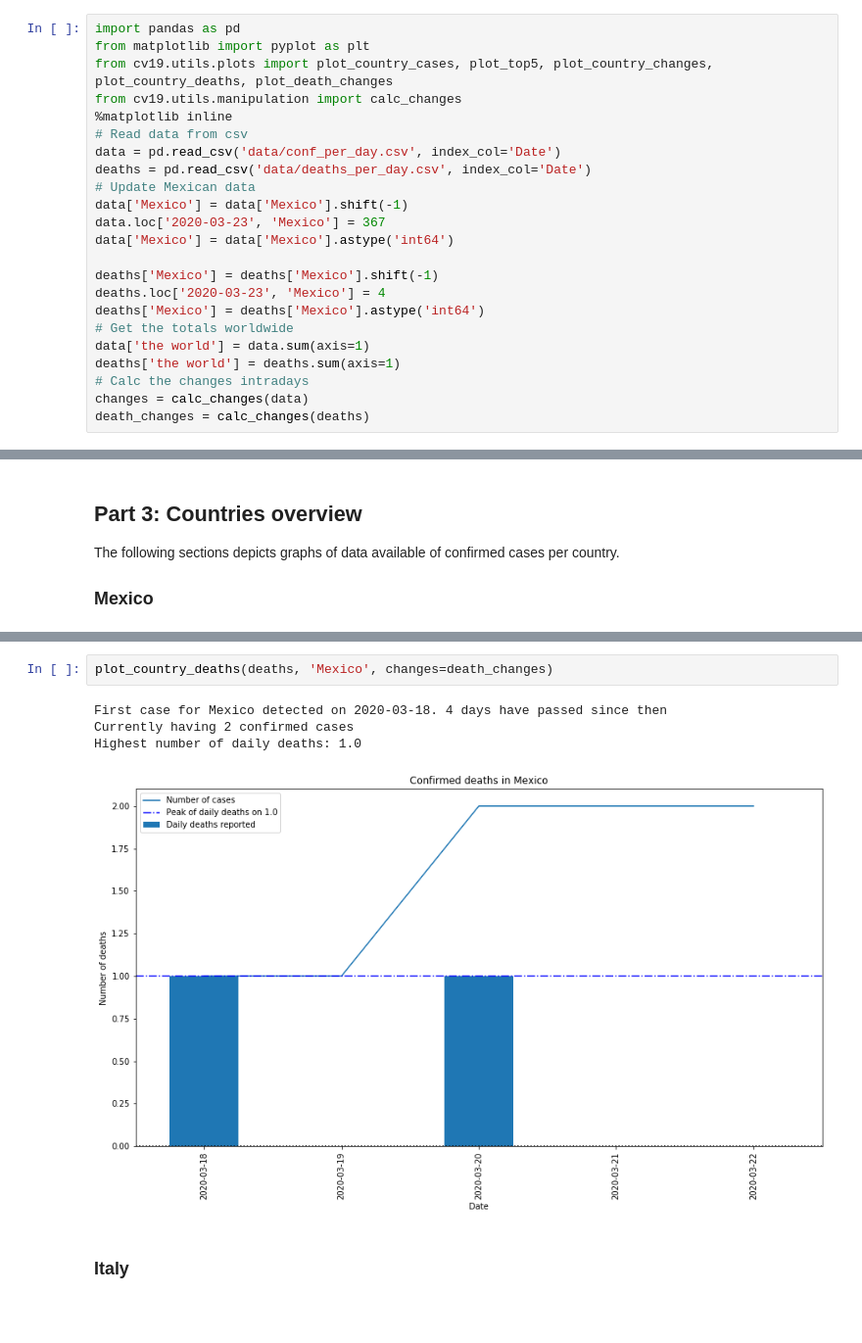
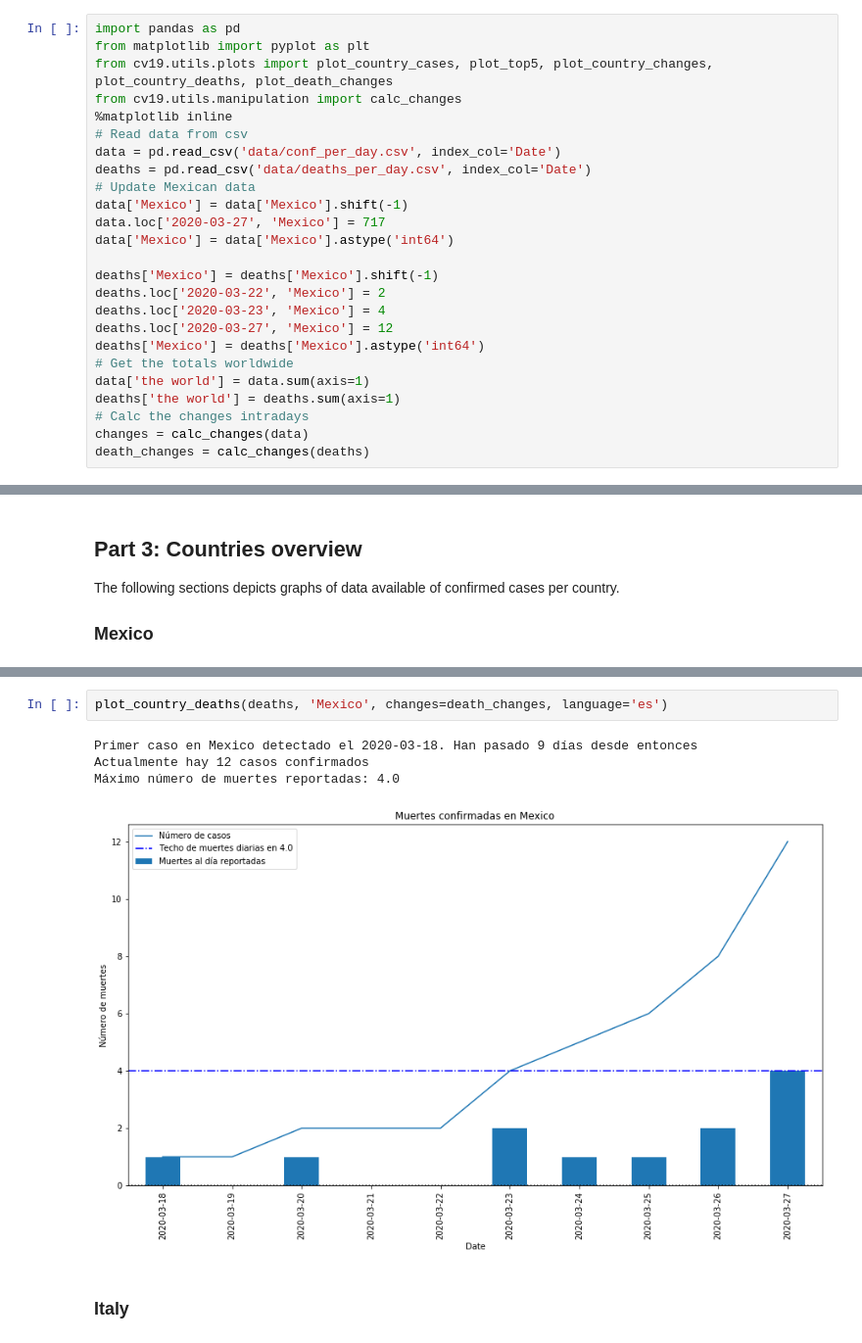
Before and after one commit to McSonk/covid19, a Jupyter notebook: casos.ipynb, the cells around one changed output, grey strips where cells are left out. Shown at 98% size. Saved outputs shown, nothing was run; the diff lists cells and outputs as text; blank space fills up the shorter version.

```diff
--- a/casos.ipynb
+++ b/casos.ipynb
@@ -18,11 +18,13 @@ data = pd.read_csv('data/conf_per_day.csv', index_col='Date')
 deaths = pd.read_csv('data/deaths_per_day.csv', index_col='Date')
 # Update Mexican data
 data['Mexico'] = data['Mexico'].shift(-1)
-data.loc['2020-03-23', 'Mexico'] = 367
+data.loc['2020-03-27', 'Mexico'] = 717
 data['Mexico'] = data['Mexico'].astype('int64')
 
 deaths['Mexico'] = deaths['Mexico'].shift(-1)
+deaths.loc['2020-03-22', 'Mexico'] = 2
 deaths.loc['2020-03-23', 'Mexico'] = 4
+deaths.loc['2020-03-27', 'Mexico'] = 12
 deaths['Mexico'] = deaths['Mexico'].astype('int64')
 # Get the totals worldwide
 data['the world'] = data.sum(axis=1)
@@ -136,10 +157,10 @@ Máximo número de nuevos casos: 65.0
 # %%
-plot_country_deaths(deaths, 'Mexico', changes=death_changes)
+plot_country_deaths(deaths, 'Mexico', changes=death_changes, language='es')
 # %% [output]
-First case for Mexico detected on 2020-03-18. 4 days have passed since then
-Currently having 2 confirmed cases
-Highest number of daily deaths: 1.0
+Primer caso en Mexico detectado el 2020-03-18. Han pasado 9 días desde entonces
+Actualmente hay 12 casos confirmados
+Máximo número de muertes reportadas: 4.0
-[figure, old version]
+[figure, new version]
 # %% [markdown]
 ### Italy
 # %%
```
Also changed, not shown: parts of 15 cells of this notebook.
